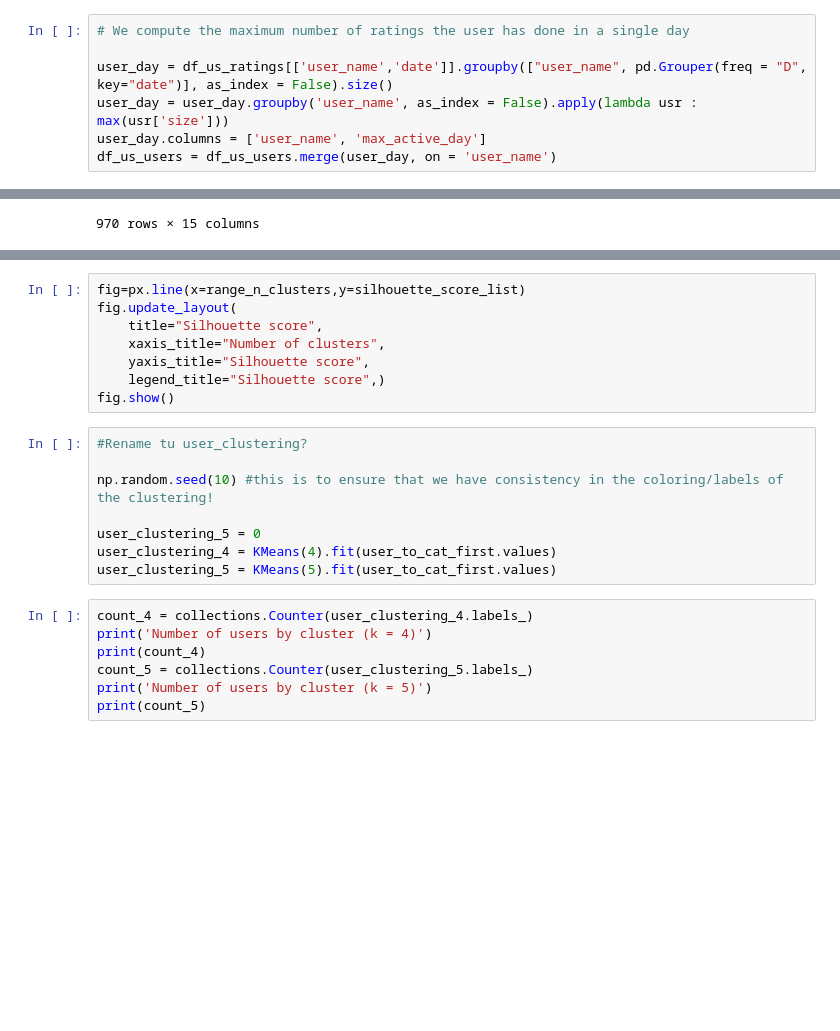
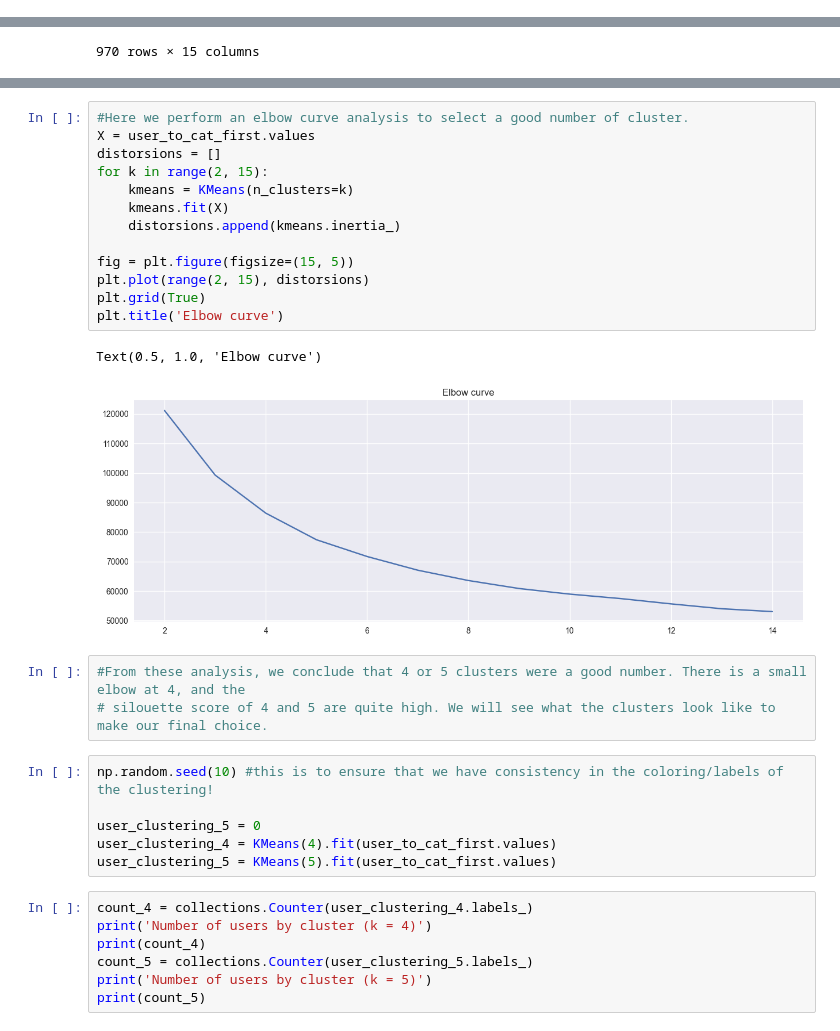
Before and after one commit to epfl-ada/ada-2022-project-radar, a Jupyter notebook: milestone3.ipynb, the cells around one changed output, grey strips where cells are left out. Saved outputs shown, nothing was run; the diff lists cells and outputs as text; blank space fills up the shorter version.

```diff
--- a/milestone3.ipynb
+++ b/milestone3.ipynb
@@ -274,13 +283,6 @@ df_us_users.head(5)
 | 2 | 585 | 389 | ferrari29.320392 | ferrari29 | 1.239790e+09 | United States, Illinois | 2009-04-15 | 202 | ... |
 | 3 | 1078 | 10 | colsanders123.545441 | ColSanders123 | 1.293620e+09 | United States, Georgia | 2010-12-29 | 135 | ... |
 | 4 | 914 | 890 | jays2629.517433 | JayS2629 | 1.287828e+09 | United States, Alabama | 2010-10-23 | 101 | ... |
-# %%
-# We compute the maximum number of ratings the user has done in a single day
-
-user_day = df_us_ratings[['user_name','date']].groupby(["user_name", pd.Grouper(freq = "D", key="date")], as_index = False).size()
-user_day = user_day.groupby('user_name', as_index = False).apply(lambda usr : max(usr['size']))
-user_day.columns = ['user_name', 'max_active_day']
-df_us_users = df_us_users.merge(user_day, on = 'user_name')
 # %%
 # We compute the maximum number of ratings the user has done in a single month
 
@@ -475,14 +495,23 @@ For n_clusters = 15 The average silhouette_score is : 0.13951506400530536
-# %%
-fig=px.line(x=range_n_clusters,y=silhouette_score_list)
-fig.update_layout(
-    title="Silhouette score",
-    xaxis_title="Number of clusters",
-    yaxis_title="Silhouette score",
-    legend_title="Silhouette score",)
-fig.show()
+# %%
+#Here we perform an elbow curve analysis to select a good number of cluster.
+X = user_to_cat_first.values
+distorsions = []
+for k in range(2, 15):
+    kmeans = KMeans(n_clusters=k)
+    kmeans.fit(X)
+    distorsions.append(kmeans.inertia_)
+
+fig = plt.figure(figsize=(15, 5))
+plt.plot(range(2, 15), distorsions)
+plt.grid(True)
+plt.title('Elbow curve')
+# %% [output]
+Text(0.5, 1.0, 'Elbow curve')
+[figure, added]
+# %%
+#From these analysis, we conclude that 4 or 5 clusters were a good number. There is a small elbow at 4, and the
+# silouette score of 4 and 5 are quite high. We will see what the clusters look like to make our final choice.
 # %%
-#Rename tu user_clustering?
-
 np.random.seed(10) #this is to ensure that we have consistency in the coloring/labels of the clustering!
 
 user_clustering_5 = 0
```
Also changed, not shown: parts of 43 cells of this notebook.
